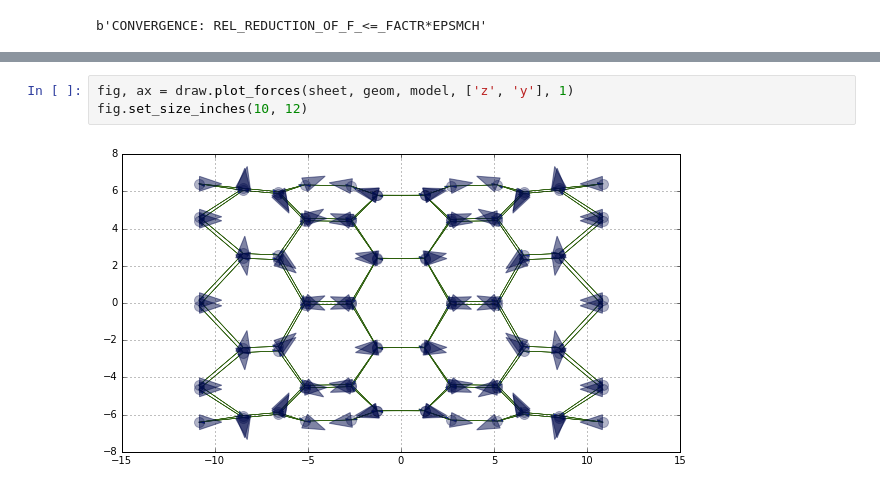
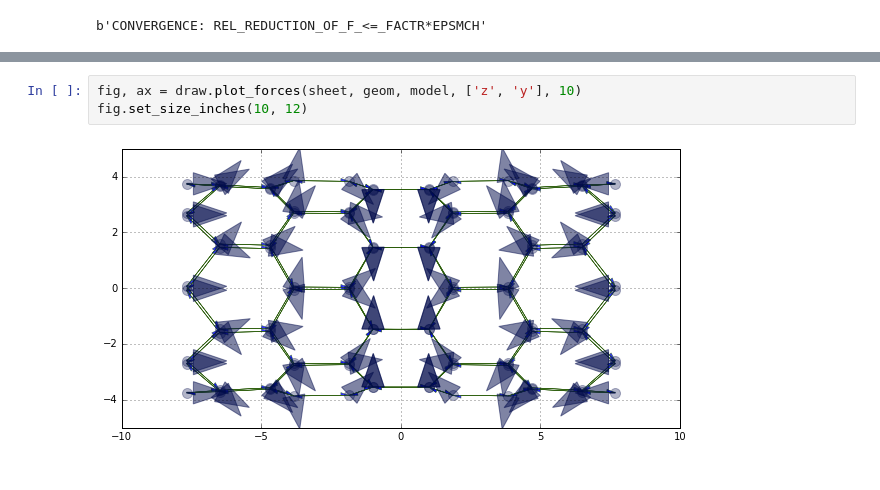
Before and after one commit to DamCB/tyssue, a Jupyter notebook: doc/notebooks/Energy_minimization.ipynb, the cells around one changed output, grey strips where cells are left out. Cells and saved outputs as stored; diff of their text form.

```diff
--- a/doc/notebooks/Energy_minimization.ipynb
+++ b/doc/notebooks/Energy_minimization.ipynb
@@ -168,8 +168,8 @@ res['fun']/sheet.face_df.is_alive.sum()
 # %%
-fig, ax = draw.plot_forces(sheet, geom, model, ['z', 'y'], 1)
+fig, ax = draw.plot_forces(sheet, geom, model, ['z', 'y'], 10)
 fig.set_size_inches(10, 12)
 # %% [output]
-[figure, old version]
+[figure, new version]
 # %%
 fig, ax = sheet_view(sheet, ['z', 'x'])
 # %% [output]
```
Also changed, not shown: parts of 6 cells of this notebook, 6 other files.
